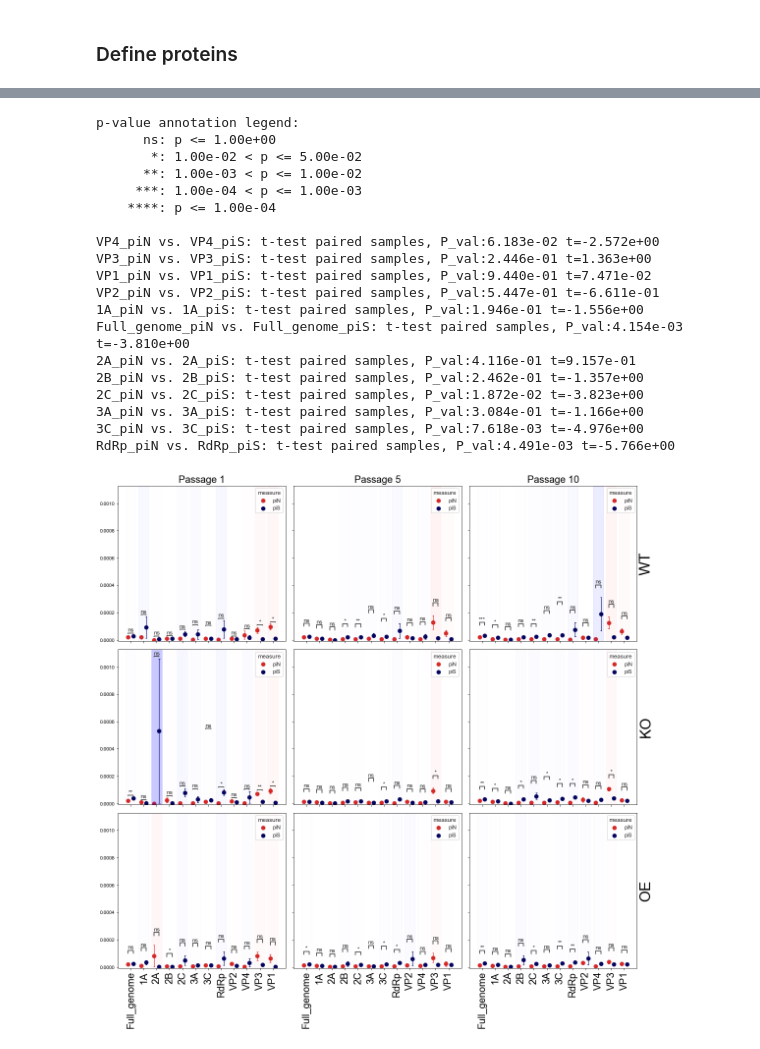
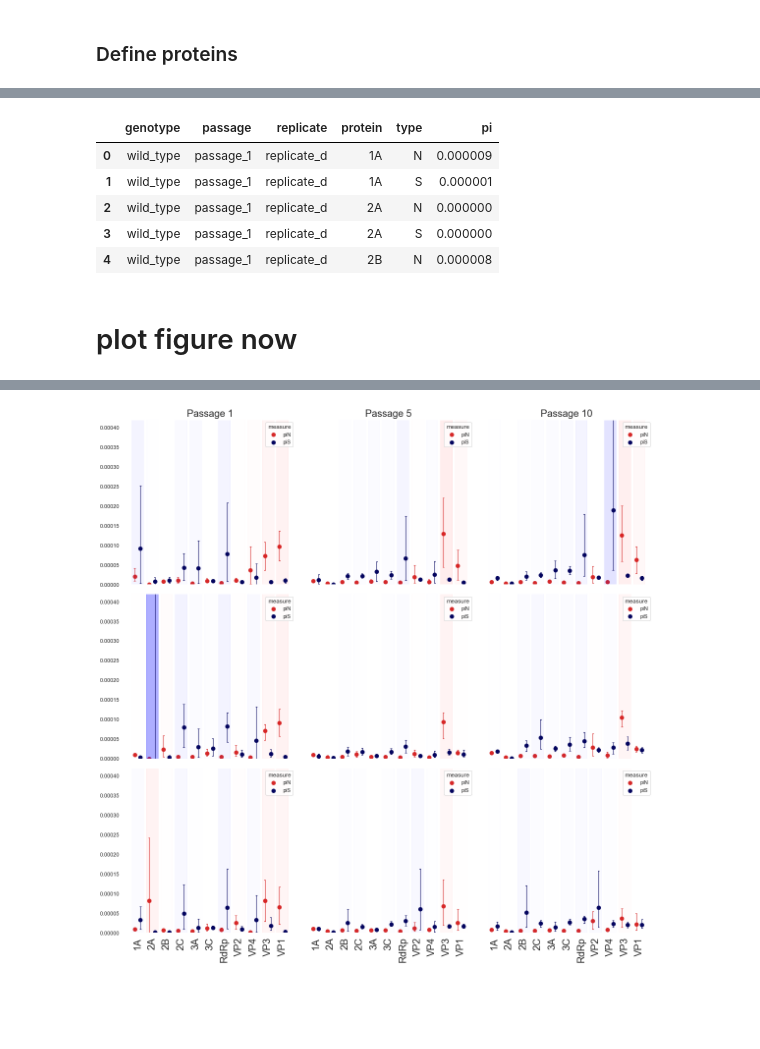
Before and after one commit to LaraFuhrmann/DCV-Evolution-Data-Processing, a Jupyter notebook: workflow/notebooks/Supplementary_Figure_6_selection_analysis.ipynb, the cells around one changed output, grey strips where cells are left out. Drawn from its saved outputs; the diff is of its cells as text; code cells hidden in the pictures; blank space fills up the shorter version.

```diff
--- a/workflow/notebooks/Supplementary_Figure_6_selection_analysis.ipynb
+++ b/workflow/notebooks/Supplementary_Figure_6_selection_analysis.ipynb
@@ -33,9 +33,8 @@ df_codon = df_codon[['site', 'codon', 'genotype', 'replicate', 'passage', 'piS',
 # %% [markdown]
 ### Define proteins
 # %%
-# Define proteins and full genome
+# Define proteins
 proteins = {
-    "Full_genome": (1, 9228),
     "1A": (799, 1089),
     "2A": (1092, 1161),
     "2B": (1164, 1587),
@@ -82,6 +78,0 @@ for genotype in ['wild_type', 'dicer_KO', 'dicer_over_expressing']:
-# %%
-# test normalitiy --> H0: samples comes from normal distribution
-
-for protein in protein_order:
-    df_t2 = df_pis_protein[df_pis_protein["protein"]==protein]
-    print(protein, ": ", normaltest(np.log10(df_t2['piN']) - np.log10(df_t2['piS'])).pvalue)
@@ -103,0 +90,9 @@ def f_ttest(pi_N, pi_S):
+# %%
+df_pis_protein_long.head()
+# %% [output]
+|  | genotype | passage | replicate | protein | type | pi |
+| 0 | wild_type | passage_1 | replicate_d | 1A | N | 0.000009 |
+| 1 | wild_type | passage_1 | replicate_d | 1A | S | 0.000001 |
+| 2 | wild_type | passage_1 | replicate_d | 2A | N | 0.000000 |
+| 3 | wild_type | passage_1 | replicate_d | 2A | S | 0.000000 |
+| 4 | wild_type | passage_1 | replicate_d | 2B | N | 0.000008 |
@@ -103,0 +101,2 @@ def f_ttest(pi_N, pi_S):
+# %% [markdown]
+# plot figure now
@@ -126,6 +157,5 @@ for genotype in ['wild_type', 'dicer_KO', 'dicer_over_expressing']:
                 'piN/piS': np.mean(pi_N)/np.mean(pi_S),
                 'sem_piN': stats.sem(pi_N),
                 'sem_piS': stats.sem(pi_S),
-                'p-value': f_ttest(pi_N, pi_S),
             }
             df_p_value = pd.concat([df_p_value, pd.DataFrame(data=tmp_dict)])
@@ -170,2 +161,0 @@ for genotype in ['wild_type', 'dicer_KO', 'dicer_over_expressing']:
-# %%
-df_sns = df_sns.reset_index()
@@ -201,7 +176,7 @@ for idx_passage, passage in enumerate(["passage_1", "passage_5", "passage_10"]):
             x="protein",
             y='value',
             hue ='measure',
-            errorbar="se",
+            errorbar=('ci', 95),
             hue_order=["piN", "piS"],
             errwidth=1.1,
             capsize=0.1,
@@ -212,6 +187,9 @@ for idx_passage, passage in enumerate(["passage_1", "passage_5", "passage_10"]):
         ax[idx_genotype][idx_passage].set_xlabel("")
         ax[idx_genotype][idx_passage].set_ylabel("")
 
+
+        ax[idx_genotype][idx_passage].set_ylim(0,0.00042)
+
         # shade background to show positive or negative selection
         df_direction_selection = df_p_value[df_p_value["passage"]==passage]
         df_direction_selection = df_direction_selection[df_direction_selection["genotype"]==genotype]
@@ -220,26 +198,12 @@ for idx_passage, passage in enumerate(["passage_1", "passage_5", "passage_10"]):
             piN_minus_piS = df_direction_selection[df_direction_selection["protein"]==protein]["mean_piN-mean_piS"].values[0]
             if piN_minus_piS > 0: # positive selection
                 color = 'red'
-                alpha = np.abs(piN_minus_piS)*400
+                alpha = np.abs(piN_minus_piS)*600
             elif piN_minus_piS < 0: # negative selection
                 color='blue'
-                alpha = np.abs(piN_minus_piS)*400
+                alpha = np.abs(piN_minus_piS)*600
 
             ax[idx_genotype][idx_passage].axvspan(xmin=idx_protein-0.4, xmax=idx_protein+0.4, color=color, alpha=alpha)
-
-
-        # subset the table otherwise the stats were calculated on the whole dataset
-        annot = Annotator(ax[idx_genotype][idx_passage],
-                          pairs_subplots,
-                          data=data,
-                          x="protein",
-                          y='value',
-                          order=protein_order,
-                          hue='measure',
-                          hue_order=["piN", "piS"])
-        annot.configure(test='t-test_paired',loc='inside', verbose=2)
-        annot.apply_test().annotate()
-
 
 ax[2][0].tick_params(axis='x', rotation=90, labelsize = 20)
 ax[2][1].tick_params(axis='x', rotation=90, labelsize = 20)
@@ -249,13 +213,6 @@ ax[0][0].set_title("Passage 1", fontsize=20)
 ax[0][1].set_title("Passage 5", fontsize=20)
 ax[0][2].set_title("Passage 10", fontsize=20)
 
-ax[0][2].set_ylabel("WT", fontsize=30)
-ax[0][2].yaxis.set_label_position("right")
-ax[1][2].set_ylabel("KO", fontsize=30)
-ax[1][2].yaxis.set_label_position("right")
-ax[2][2].set_ylabel("OE", fontsize=30)
-ax[2][2].yaxis.set_label_position("right")
-
 fig.tight_layout()
 fig.show()
 # %% [output]
@@ -414,20 +219 @@ RdRp_piN vs. RdRp_piS: t-test paired samples, P_val:1.910e-02 t=-3.800e+00
-p-value annotation legend:
-      ns: p <= 1.00e+00
-       *: 1.00e-02 < p <= 5.00e-02
-      **: 1.00e-03 < p <= 1.00e-02
-     ***: 1.00e-04 < p <= 1.00e-03
-    ****: p <= 1.00e-04
-
-VP4_piN vs. VP4_piS: t-test paired samples, P_val:6.183e-02 t=-2.572e+00
-VP3_piN vs. VP3_piS: t-test paired samples, P_val:2.446e-01 t=1.363e+00
-VP1_piN vs. VP1_piS: t-test paired samples, P_val:9.440e-01 t=7.471e-02
-VP2_piN vs. VP2_piS: t-test paired samples, P_val:5.447e-01 t=-6.611e-01
-1A_piN vs. 1A_piS: t-test paired samples, P_val:1.946e-01 t=-1.556e+00
-Full_genome_piN vs. Full_genome_piS: t-test paired samples, P_val:4.154e-03 t=-3.810e+00
-2A_piN vs. 2A_piS: t-test paired samples, P_val:4.116e-01 t=9.157e-01
-2B_piN vs. 2B_piS: t-test paired samples, P_val:2.462e-01 t=-1.357e+00
-2C_piN vs. 2C_piS: t-test paired samples, P_val:1.872e-02 t=-3.823e+00
-3A_piN vs. 3A_piS: t-test paired samples, P_val:3.084e-01 t=-1.166e+00
-3C_piN vs. 3C_piS: t-test paired samples, P_val:7.618e-03 t=-4.976e+00
-RdRp_piN vs. RdRp_piS: t-test paired samples, P_val:4.491e-03 t=-5.766e+00
-[figure, old version]
+[figure, new version]
```
Also changed, not shown: parts of 12 cells of this notebook, 1 other file.
